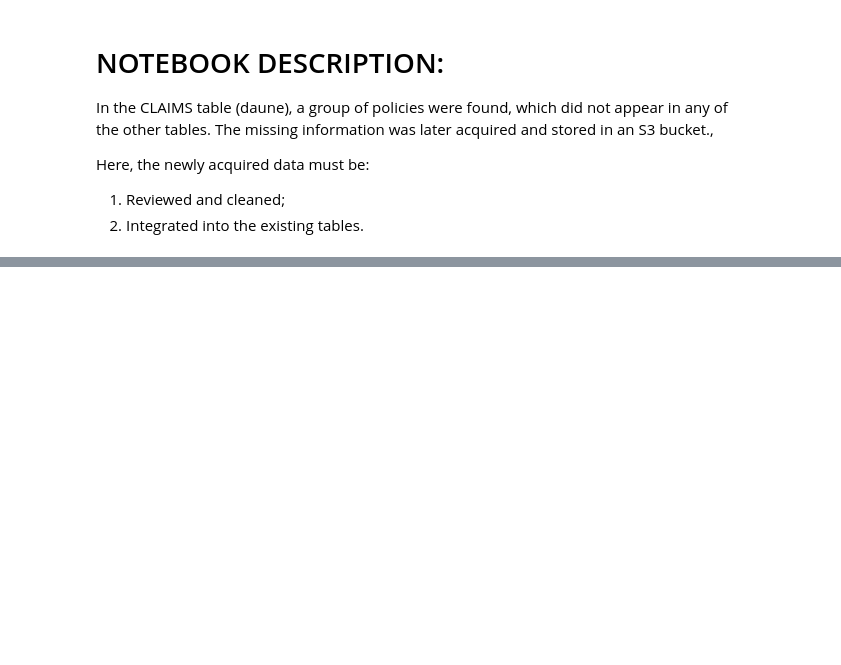
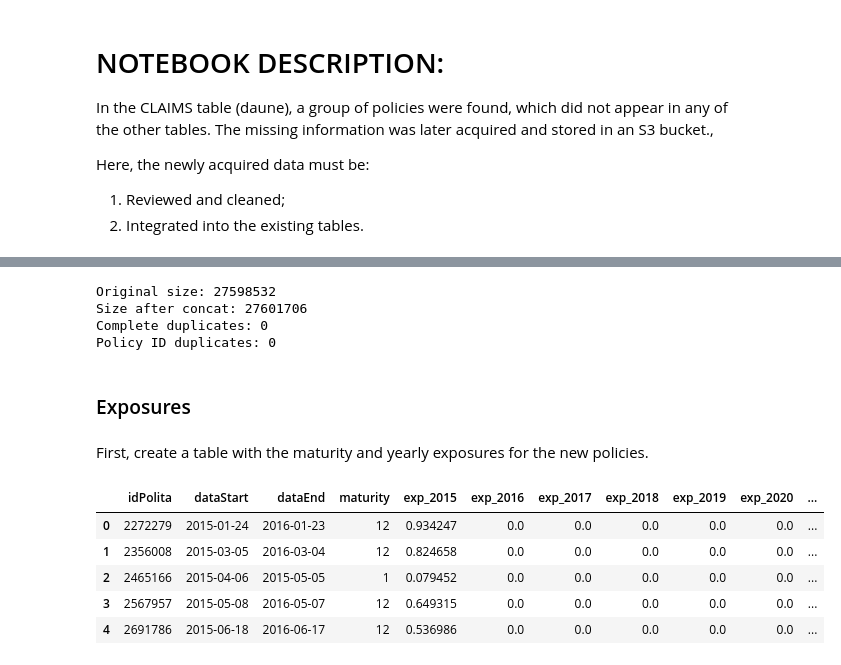
Before and after one commit to CoMa95/InsuranceCompany_Base_Model, a Jupyter notebook: 3. PMOD-40 Insert leftover policies.ipynb, the cells around one changed output, grey strips where cells are left out. Saved outputs shown, nothing was run; the diff lists cells and outputs as text; code cells hidden in the pictures; blank space fills up the shorter version.

```diff
--- a/3. PMOD-40 Insert leftover policies.ipynb
+++ b/3. PMOD-40 Insert leftover policies.ipynb
@@ -26,0 +311,13 @@ ArrowInvalid: Not a Feather V1 or Arrow IPC file
+# %%
+# Attribute 14
+df = s3con.read('att14_no_rates.feather')
+con = pd.concat([df, clean_pol], join = 'inner', ignore_index = True)
+print('Original size:', df.shape[0])
+print('Size after concat:', con.shape[0])
+print('Complete duplicates:', con.duplicated().sum())
+print('Policy ID duplicates:', con.duplicated('idPolita').sum())
+# %% [output]
+Original size: 27598532
+Size after concat: 27601706
+Complete duplicates: 0
+Policy ID duplicates: 0
@@ -26,0 +329,4 @@ ArrowInvalid: Not a Feather V1 or Arrow IPC file
+# %% [markdown]
+### Exposures
+# %% [markdown]
+First, create a table with the maturity and yearly exposures for the new policies.
@@ -26,0 +337,58 @@ ArrowInvalid: Not a Feather V1 or Arrow IPC file
+# %%
+# create a new, clean policies table
+# create new columns for maturity and exposures
+# NOTE: for exposures spanning 2 years I will first only add the exposure of the star year
+clean_pol = (
+    new_pol
+    .filter(items = ['ID', 'data_Start', 'data_End'])
+    .rename(columns = {'ID':'idPolita', 'data_Start':'dataStart',
+                        'data_End':'dataEnd'}) # to have same col heads as the original tables
+    .assign(maturity = [round(((new_pol.data_End.iloc[x] - new_pol.data_Start.iloc[x]).days)/30.5)
+                        for x in range(new_pol.shape[0])],
+
+            exp_2015 = [0 if new_pol.data_Start.iloc[x].year != 2015
+                        else ((new_pol.data_End.iloc[x] - new_pol.data_Start.iloc[x]).days)/365 if new_pol.data_End.iloc[x].year == 2015
+                        else ((datetime.strptime('2015-12-31', "%Y-%m-%d") - new_pol.data_Start.iloc[x]).days)/365
+                        for x in range(new_pol.shape[0])],
+
+            exp_2016 = [0 if new_pol.data_Start.iloc[x].year != 2016
+                        else ((new_pol.data_End.iloc[x] - new_pol.data_Start.iloc[x]).days)/365 if new_pol.data_End.iloc[x].year == 2016
+                        else ((datetime.strptime('2016-12-31', "%Y-%m-%d") - new_pol.data_Start.iloc[x]).days)/365
+                        for x in range(new_pol.shape[0])],
+
+            exp_2017 = [0 if new_pol.data_Start.iloc[x].year != 2017
+                        else ((new_pol.data_End.iloc[x] - new_pol.data_Start.iloc[x]).days)/365 if new_pol.data_End.iloc[x].year == 2017
+                        else ((datetime.strptime('2017-12-31', "%Y-%m-%d") - new_pol.data_Start.iloc[x]).days)/365
+                        for x in range(new_pol.shape[0])],
+
+            exp_2018 = [0 if new_pol.data_Start.iloc[x].year != 2018
+                        else ((new_pol.data_End.iloc[x] - new_pol.data_Start.iloc[x]).days)/365 if new_pol.data_End.iloc[x].year == 2018
+                        else ((datetime.strptime('2018-12-31', "%Y-%m-%d") - new_pol.data_Start.iloc[x]).days)/365
+                        for x in range(new_pol.shape[0])],
+
+            exp_2019 = [0 if new_pol.data_Start.iloc[x].year != 2019
+                        else ((new_pol.data_End.iloc[x] - new_pol.data_Start.iloc[x]).days)/365 if new_pol.data_End.iloc[x].year == 2019
+                        else ((datetime.strptime('2019-12-31', "%Y-%m-%d") - new_pol.data_Start.iloc[x]).days)/365
+                        for x in range(new_pol.shape[0])],
+
+            exp_2020 = [0 if new_pol.data_Start.iloc[x].year != 2020
+                        else ((new_pol.data_End.iloc[x] - new_pol.data_Start.iloc[x]).days)/365 if new_pol.data_End.iloc[x].year == 2020
+                        else ((datetime.strptime('2020-12-31', "%Y-%m-%d") - new_pol.data_Start.iloc[x]).days)/365
+                        for x in range(new_pol.shape[0])],
+
+            exp_2021 = [0 if new_pol.data_Start.iloc[x].year != 2021
+                        else ((new_pol.data_End.iloc[x] - new_pol.data_Start.iloc[x]).days)/365 if new_pol.data_End.iloc[x].year == 2021
+                        else ((datetime.strptime('2021-12-31', "%Y-%m-%d") - new_pol.data_Start.iloc[x]).days)/365
+                        for x in range(new_pol.shape[0])]
+            )
+    .query("idPolita > 2230446") # policies with smaller IDs are from before 2015
+            )
+clean_pol.reset_index(drop = True, inplace = True)
+clean_pol.head()
+# %% [output]
+|  | idPolita | dataStart | dataEnd | maturity | exp_2015 | exp_2016 | exp_2017 | exp_2018 | exp_2019 | exp_2020 | ... |
+| 0 | 2272279 | 2015-01-24 | 2016-01-23 | 12 | 0.934247 | 0.0 | 0.0 | 0.0 | 0.0 | 0.0 | ... |
+| 1 | 2356008 | 2015-03-05 | 2016-03-04 | 12 | 0.824658 | 0.0 | 0.0 | 0.0 | 0.0 | 0.0 | ... |
+| 2 | 2465166 | 2015-04-06 | 2015-05-05 | 1 | 0.079452 | 0.0 | 0.0 | 0.0 | 0.0 | 0.0 | ... |
+| 3 | 2567957 | 2015-05-08 | 2016-05-07 | 12 | 0.649315 | 0.0 | 0.0 | 0.0 | 0.0 | 0.0 | ... |
+| 4 | 2691786 | 2015-06-18 | 2016-06-17 | 12 | 0.536986 | 0.0 | 0.0 | 0.0 | 0.0 | 0.0 | ... |
```
Also changed, not shown: parts of 46 cells of this notebook, 2 other files.
